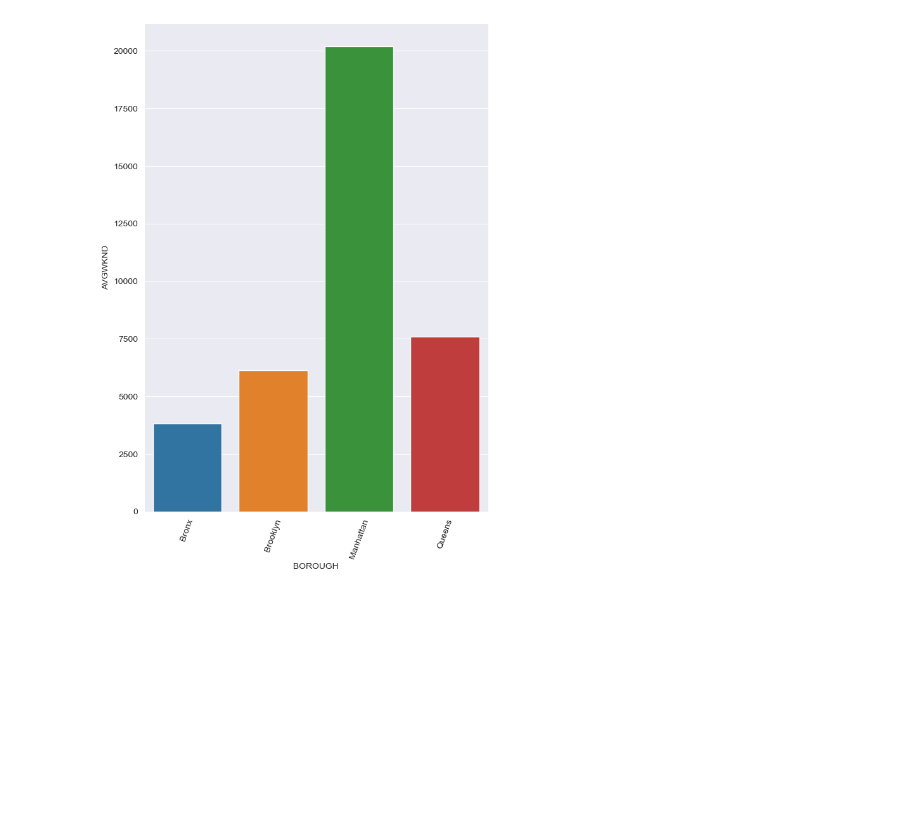
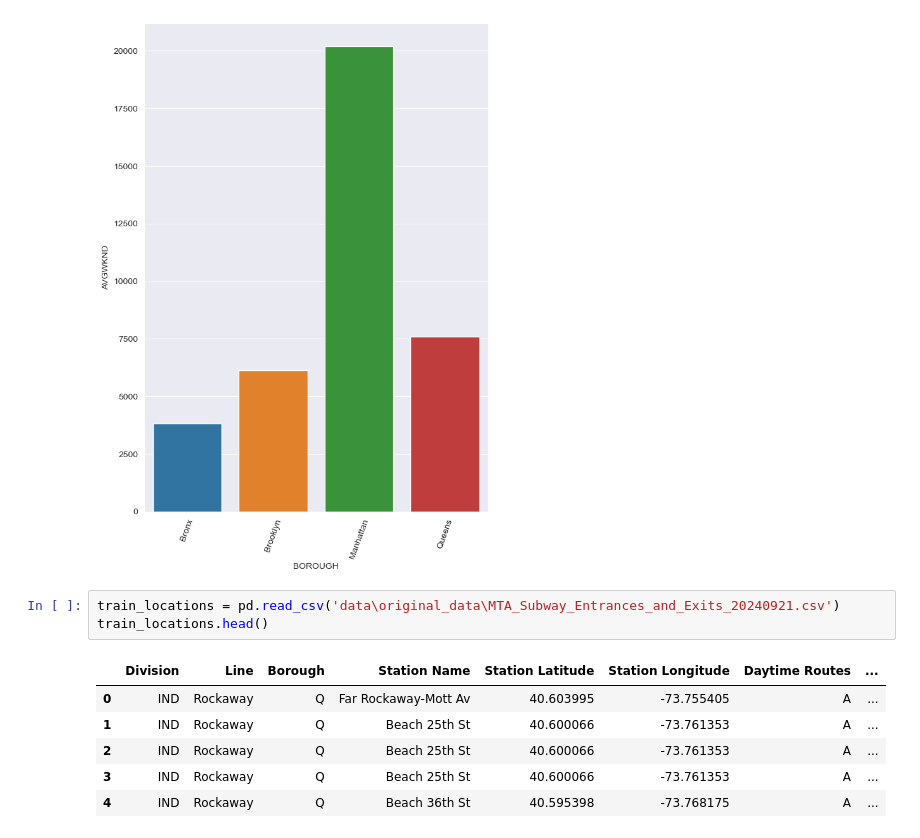
Before and after one commit to drod75/mta_train_data, a Jupyter notebook: analysis.ipynb, the cells around one changed output. Saved outputs shown, nothing was run; the diff lists cells and outputs as text; blank space fills up the shorter version.

```diff
--- a/analysis.ipynb
+++ b/analysis.ipynb
@@ -48,3 +48,13 @@ sns.barplot(data=df_weekend, x='BOROUGH', y='AVGWKND', hue='BOROUGH')
 # %% [output]
 <Axes: xlabel='BOROUGH', ylabel='AVGWKND'>
 [figure]
+# %%
+train_locations = pd.read_csv('data\original_data\MTA_Subway_Entrances_and_Exits_20240921.csv')
+train_locations.head()
+# %% [output]
+|  | Division | Line | Borough | Station Name | Station Latitude | Station Longitude | Daytime Routes | ... |
+| 0 | IND | Rockaway | Q | Far Rockaway-Mott Av | 40.603995 | -73.755405 | A | ... |
+| 1 | IND | Rockaway | Q | Beach 25th St | 40.600066 | -73.761353 | A | ... |
+| 2 | IND | Rockaway | Q | Beach 25th St | 40.600066 | -73.761353 | A | ... |
+| 3 | IND | Rockaway | Q | Beach 25th St | 40.600066 | -73.761353 | A | ... |
+| 4 | IND | Rockaway | Q | Beach 36th St | 40.595398 | -73.768175 | A | ... |
```
Also changed, not shown: parts of 3 cells of this notebook.
